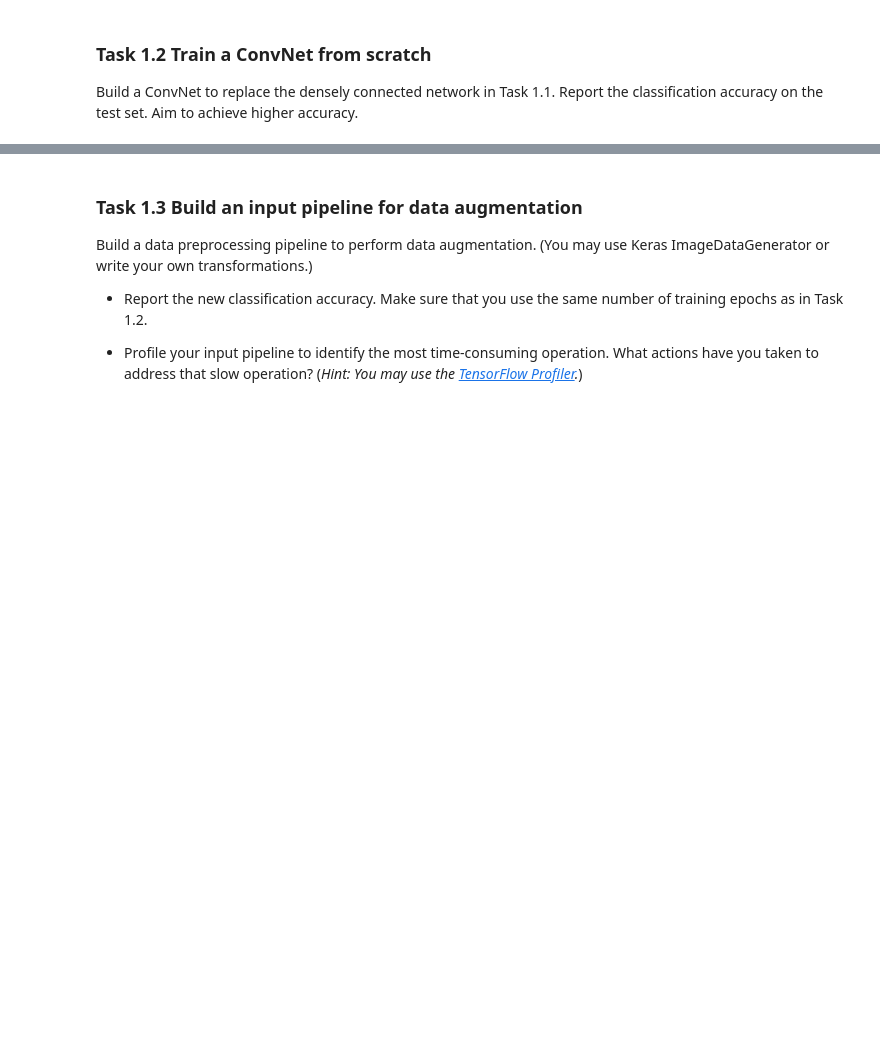
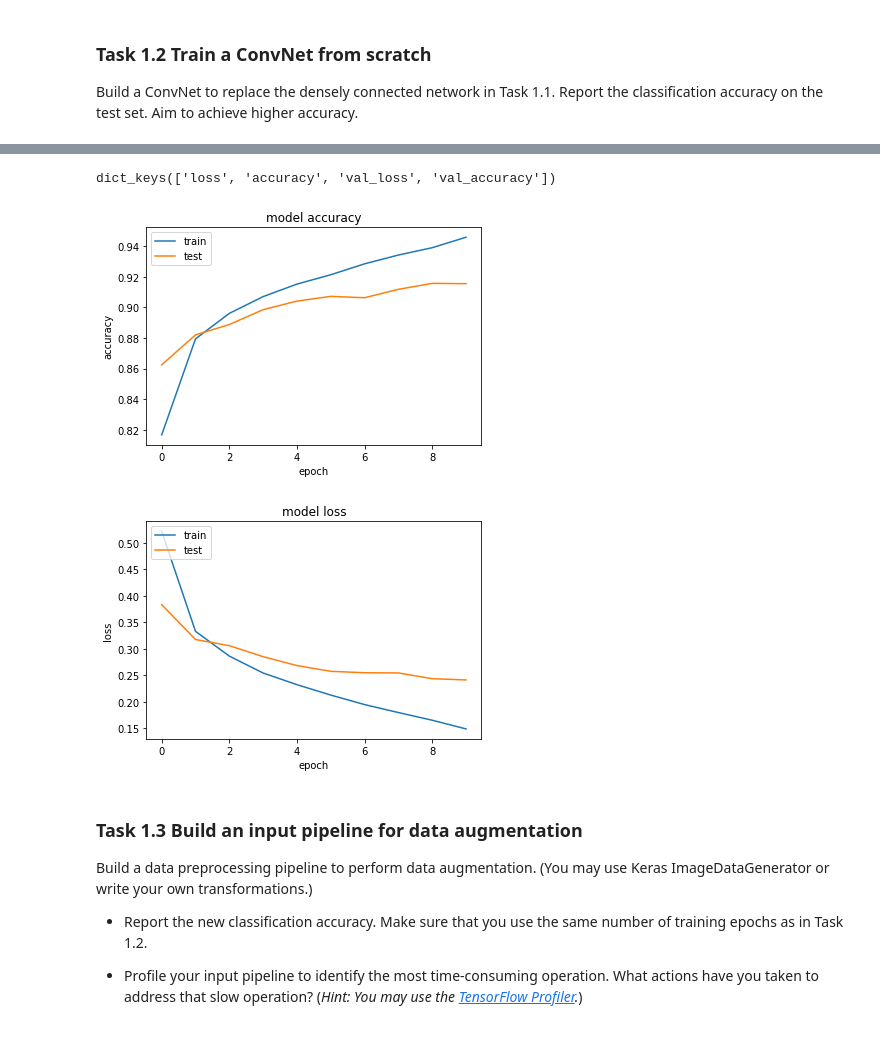
Before and after one commit to Hamza1122/Deep-Learning-Ass, a Jupyter notebook: Task_2.ipynb, the cells around one changed output, grey strips where cells are left out. Saved outputs shown, nothing was run; the diff lists cells and outputs as text; code cells hidden in the pictures; blank space fills up the shorter version.

```diff
--- a/Task_2.ipynb
+++ b/Task_2.ipynb
@@ -100,0 +199,4 @@ ds_test = ds_test.prefetch(tf.data.experimental.AUTOTUNE)
+# %%
+# We are using Gradient Norm With Adam
+model.compile(loss='sparse_categorical_crossentropy',optimizer=tf.keras.optimizers.Adam(0.001,clipnorm=1.0),metrics=['accuracy'])
+history=model.fit(ds_train,epochs=10,validation_data=ds_test,callbacks=[callback])
@@ -101,3 +226,26 @@ ds_test = ds_test.prefetch(tf.data.experimental.AUTOTUNE)
+# %%
+import matplotlib.pyplot as plt
+print(history.history.keys())
+# summarize history for accuracy
+plt.plot(history.history['accuracy'])
+plt.plot(history.history['val_accuracy'])
+plt.title('model accuracy')
+plt.ylabel('accuracy')
+plt.xlabel('epoch')
+plt.legend(['train', 'test'], loc='upper left')
+plt.show()
+# summarize history for loss
+plt.plot(history.history['loss'])
+plt.plot(history.history['val_loss'])
+plt.title('model loss')
+plt.ylabel('loss')
+plt.xlabel('epoch')
+plt.legend(['train', 'test'], loc='upper left')
+plt.show()
+# %% [output]
+dict_keys(['loss', 'accuracy', 'val_loss', 'val_accuracy'])
+[figure, added]
+[figure, added]
 # %% [markdown]
 
 ### Task 1.3 Build an input pipeline for data augmentation
```
Also changed, not shown: parts of 9 cells of this notebook.
